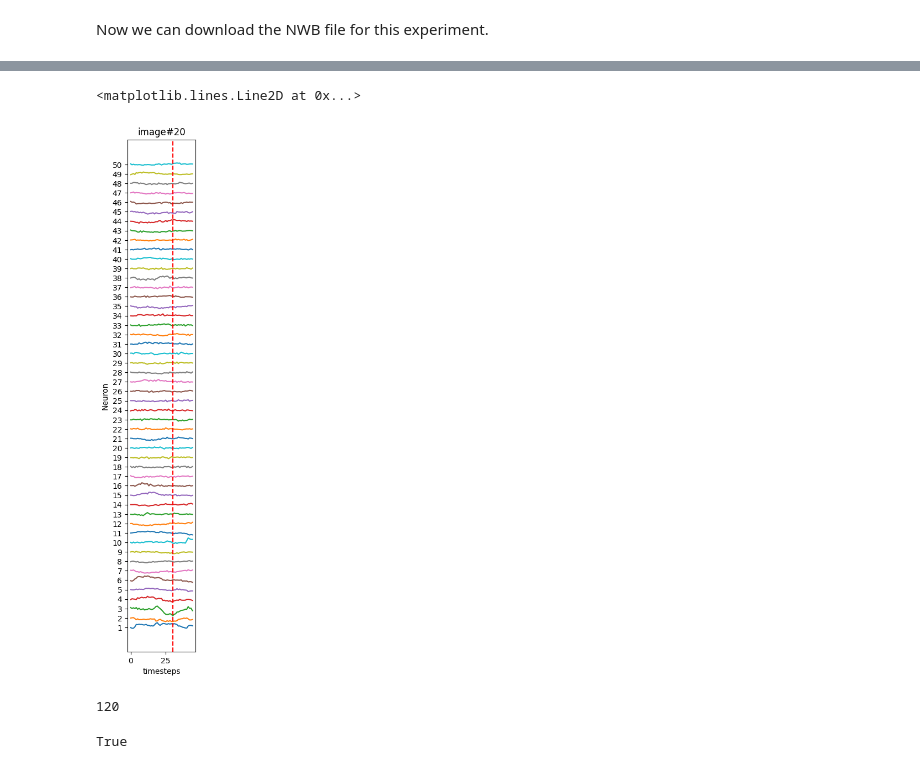
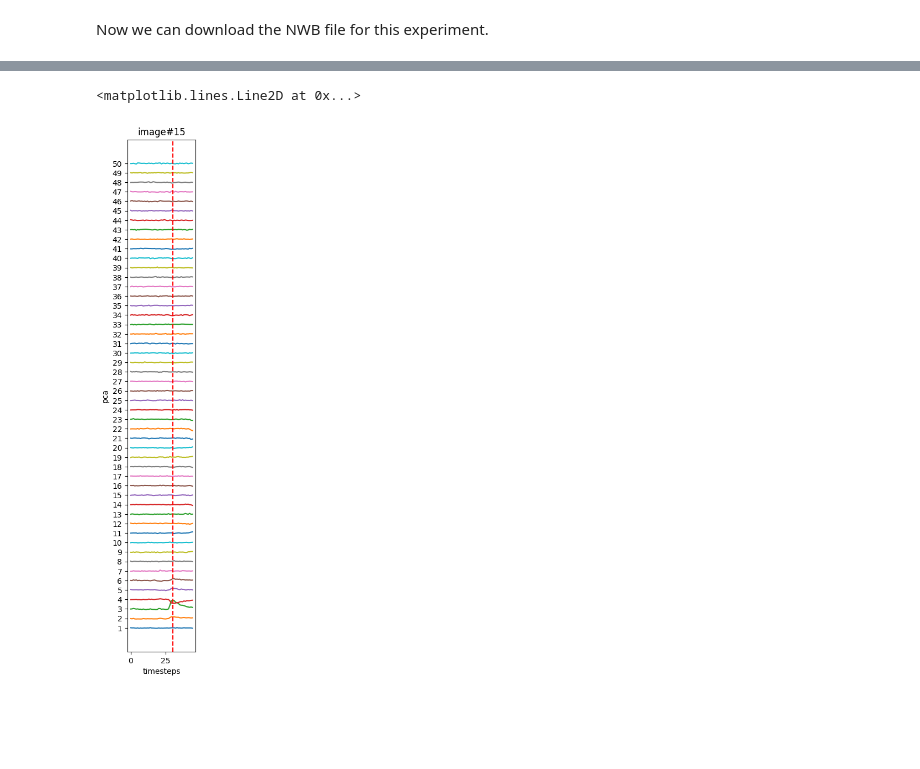
Before and after one commit to edwardyan95/ESE546_Project, a Jupyter notebook: test_project.ipynb, the cells around one changed output, grey strips where cells are left out. Saved outputs shown, nothing was run; the diff lists cells and outputs as text; code cells hidden in the pictures; blank space fills up the shorter version.

Commit message:
added prep_dataset()

```diff
--- a/test_project.ipynb
+++ b/test_project.ipynb
@@ -136,0 +77,4 @@ natural_scene_data[0].shape
+# %%
+pre = 15
+post = 7
+dataset = prep_dataset(boc, exps, pre, post)
@@ -137,8 +100,8 @@ natural_scene_data[0].shape
 # %%
-id = 4
-ax = plot_traces(natural_scene_data[id],np.arange(0,natural_scene_data[id].shape[1]), 'Neuron', figsize=(2,10))
-ax.set_title(f'image#{labels[id]}')
-ax.axvline(x = prefix_frame, color = 'r', linestyle = '--')
+data2plot = 100000
+ax = plot_traces(dataset['model_input'][data2plot].numpy(), np.arange(45), input_type='pca', figsize=(2,10))
+ax.set_title(f"image#{dataset['model_labels'][data2plot].numpy()}")
+ax.axvline(x = 30, color = 'r', linestyle = '--')
 # %% [output]
 <matplotlib.lines.Line2D at 0x...>
-[figure, old version]
+[figure, new version]
@@ -151,6 +107,0 @@ ax_dFF.get_figure().savefig('orig_dff.png')
-# %%
-session_cell_ids = session_data.get_cell_specimen_ids()
-print(len(session_cell_ids))
-session_cell_info = cells[cells['cell_specimen_id'].isin(session_cell_ids)]
-# %% [output]
-120
@@ -159,5 +107,0 @@ session_timestamps = session_data.get_fluorescence_timestamps()
-# %%
-session_stim_epoch = session_data.get_stimulus_epoch_table()
-'natural_scenes' in session_stim_epoch['stimulus'].values
-# %% [output]
-True
```
Also changed, not shown: parts of 17 cells of this notebook, 1 other file.
